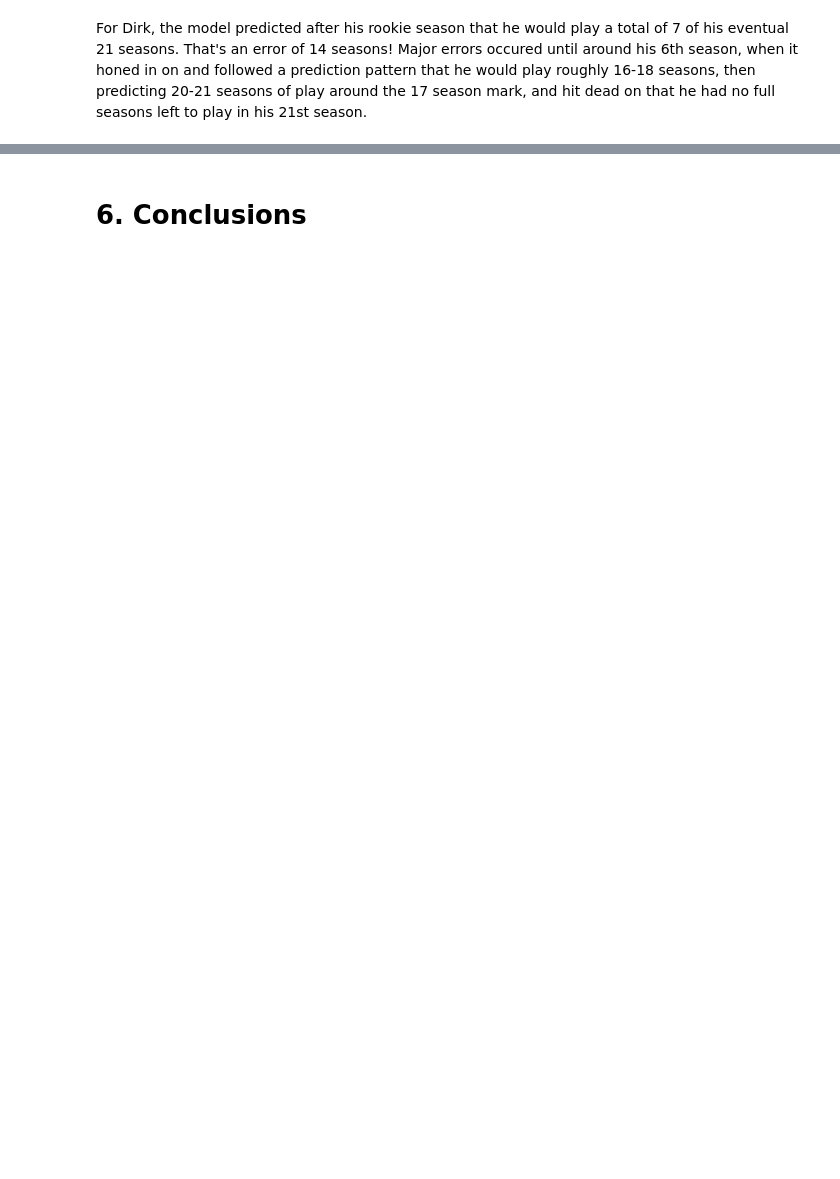
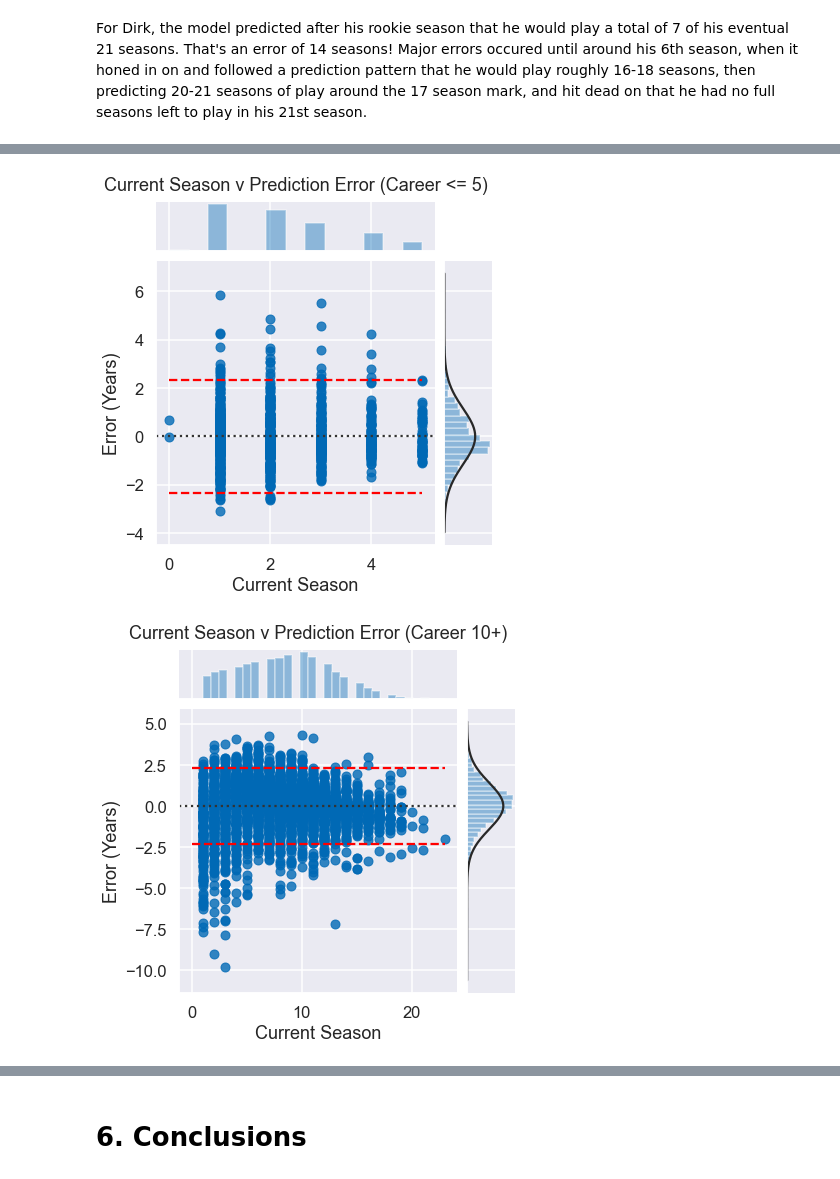
Before and after one commit to npardue/estimating_addtl_NBA_seasons, a Jupyter notebook: Executive Notebook.ipynb, the cells around one changed output, grey strips where cells are left out. Drawn from its saved outputs; the diff is of its cells as text; code cells hidden in the pictures; blank space fills up the shorter version.

```diff
--- a/Executive Notebook.ipynb
+++ b/Executive Notebook.ipynb
@@ -493,0 +515,10 @@ Test Set RMSE: 2.322565876856682
+# %%
+# Printing R^2 and RMSE for the Random Forest Regressor
+train_pred = RF_tuned.predict(X_train.drop(columns = ['Player', 'seasons_left']))
+test_pred = RF_tuned.predict(X_test.drop(columns = ['Player', 'seasons_left']))
+
+print(f'Train Set R^2: {RF_tuned.score(X_train.drop(columns = ["Player", "seasons_left"]), y_train)}')
+print(f'Train Set RMSE: {np.sqrt(mean_squared_error(y_train, train_pred))}')
+print('\n')
+print(f'Test Set R^2: {RF_tuned.score(X_test.drop(columns = ["Player", "seasons_left"]), test_pred)}')
+print(f'Test Set RMSE: {np.sqrt(mean_squared_error(y_test, test_pred))}')
@@ -650,0 +734,38 @@ For Dirk, the model predicted after his rookie season that he would play a total
+# %%
+# Jointplot with the residuals of our data to see how far off our estimations are for
+# players who played 0-5 seasons.
+sns.jointplot('season', 'error', kind = 'resid', color='#0069b5',
+             data = pred_df[pred_df.Player.isin(zero_to_five)])
+
+#Plotting lines that indicate where our RMSE lies.
+plt.hlines(np.sqrt(mean_squared_error(y_test, test_pred)), xmin=0, xmax=5,
+          linestyles='dashed', color='red')
+plt.hlines(-(np.sqrt(mean_squared_error(y_test, test_pred))), xmin=0, xmax=5,
+          linestyles='dashed', color='red')
+
+plt.xlabel('Current Season')
+plt.ylabel('Error (Years)')
+plt.title('Current Season v Prediction Error (Career <= 5)', pad=70,)
+# plt.tight_layout()
+plt.show()
+
+
+# Jointplot with the residuals of our data to see how far off our estimations are for
+# players who played 10 or more seasons.
+sns.jointplot('season', 'error', kind = 'resid', color='#0069b5',
+             data = pred_df[pred_df.Player.isin(ten_plus)])
+
+#Plotting lines that indicate where our RMSE lies.
+plt.hlines(np.sqrt(mean_squared_error(y_test, test_pred)), xmin=0, xmax=23,
+          linestyles='dashed', color='red')
+plt.hlines(-(np.sqrt(mean_squared_error(y_test, test_pred))), xmin=0, xmax=23,
+          linestyles='dashed', color='red')
+
+plt.xlabel('Current Season')
+plt.ylabel('Error (Years)')
+plt.title('Current Season v Prediction Error (Career 10+)', pad=70,)
+# plt.tight_layout()
+plt.show()
+# %% [output]
+[figure, added]
+[figure, added]
```
Also changed, not shown: parts of 18 cells of this notebook.
